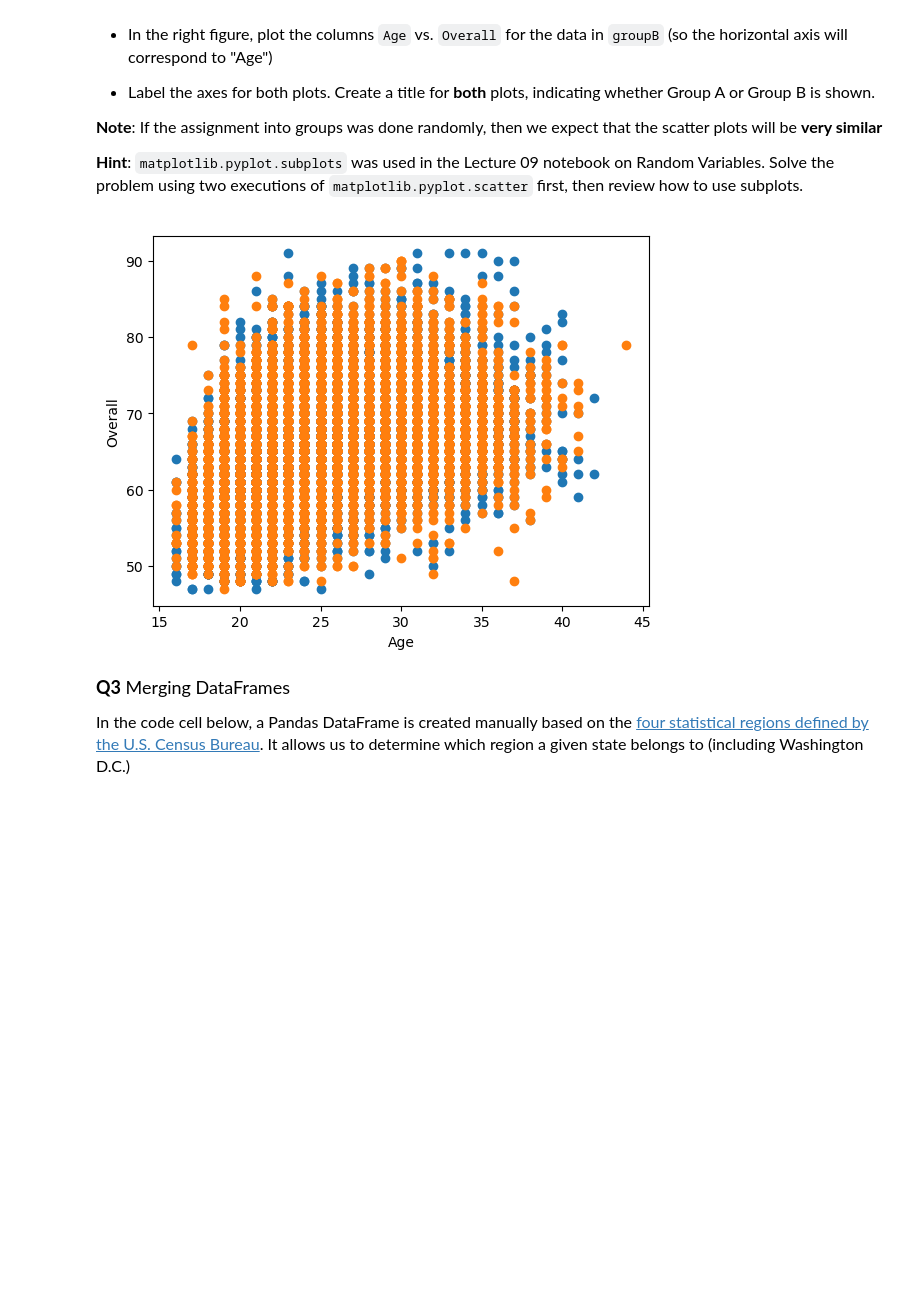
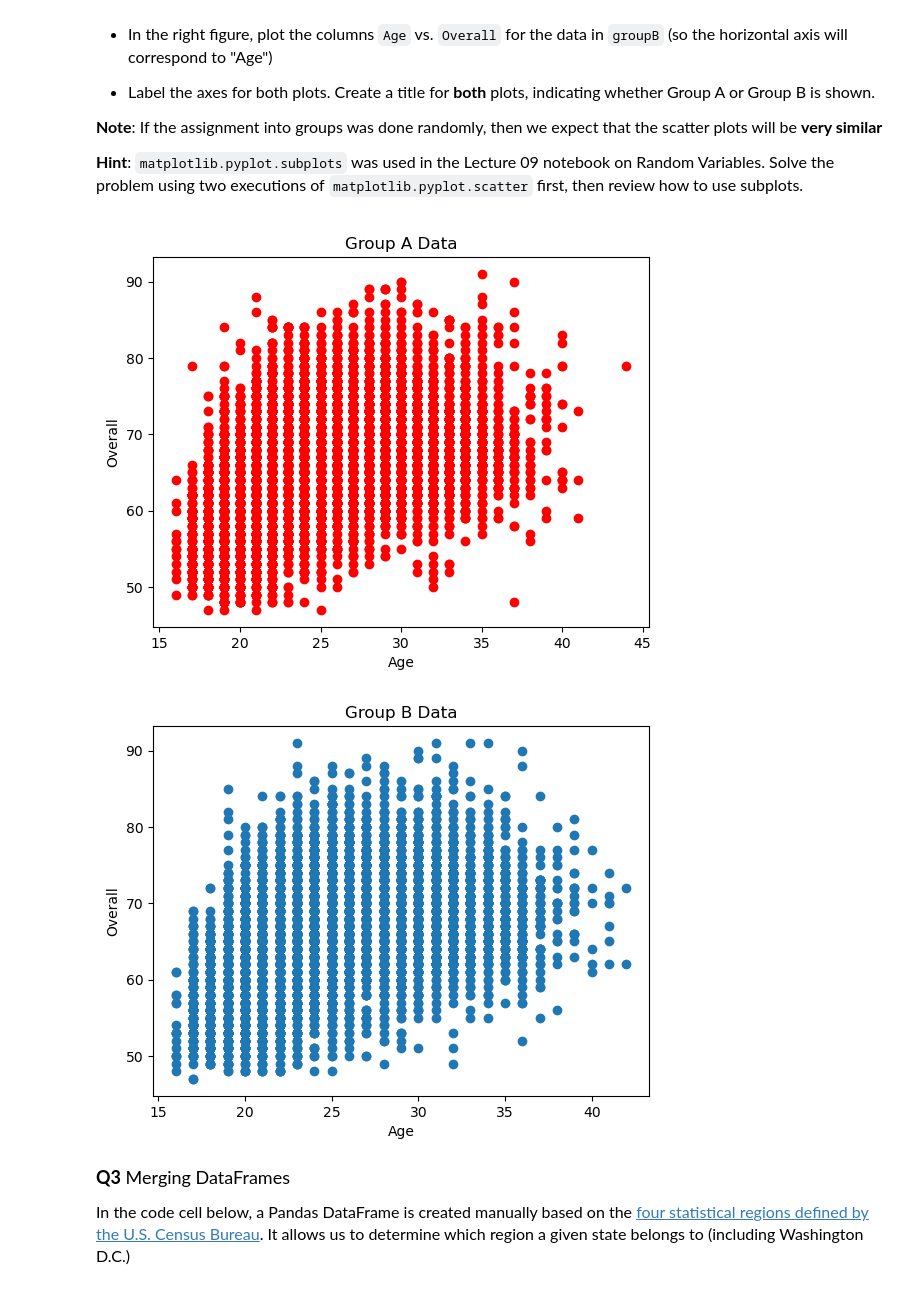
Before and after one commit to eperez-25/datasci151spring2026, a Jupyter notebook: _quizzes/practice_quiz_4/practice_quiz_4.ipynb, the cells around one changed output. Drawn from its saved outputs; the diff is of its cells as text; code cells hidden in the pictures; blank space fills up the shorter version.

```diff
--- a/_quizzes/practice_quiz_4/practice_quiz_4.ipynb
+++ b/_quizzes/practice_quiz_4/practice_quiz_4.ipynb
@@ -94,19 +79,23 @@ fifaset["Group"] = group
 # %%
 # your code here
 groupA = fifaset.query("Group == 'A'")
 groupB = fifaset.query("Group == 'B'")
 
-plt.scatter(x = groupA["Age"],y = groupA["Overall"])
+
+plt.scatter(x = groupA["Age"],y = groupA["Overall"], color = "Red")
 plt.xlabel("Age")
 plt.ylabel("Overall")
-
+plt.title ("Group A Data")
+plt.show()
 
 plt.scatter(x = groupB["Age"],y = groupB["Overall"])
 plt.xlabel("Age")
 plt.ylabel("Overall")
+plt.title("Group B Data")
 plt.show()
 # %% [output]
-[figure, old version]
+[figure, new version]
+[figure, added]
 # %% [markdown]
 <font size = "4">
 
```
Also changed, not shown: parts of 5 cells of this notebook.
